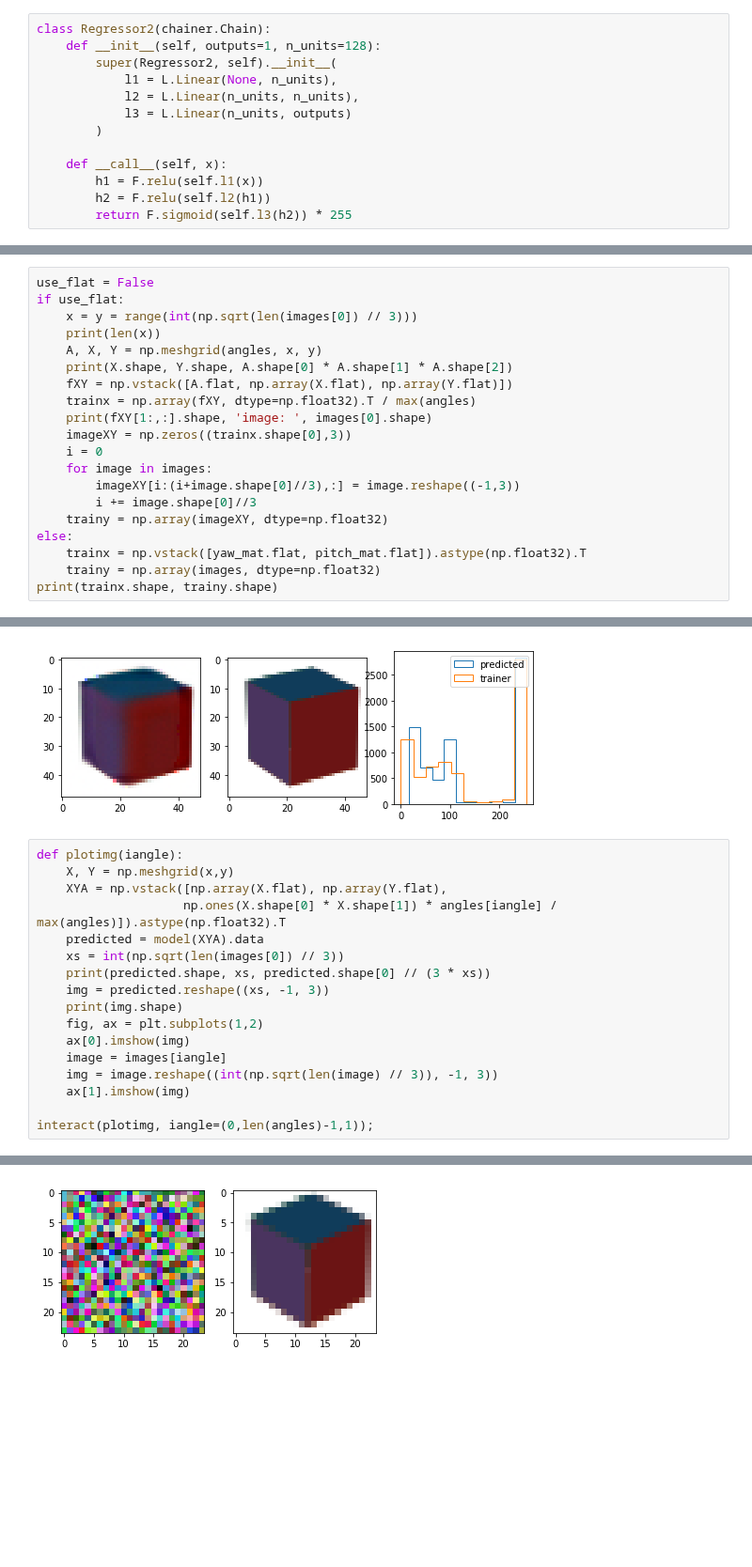
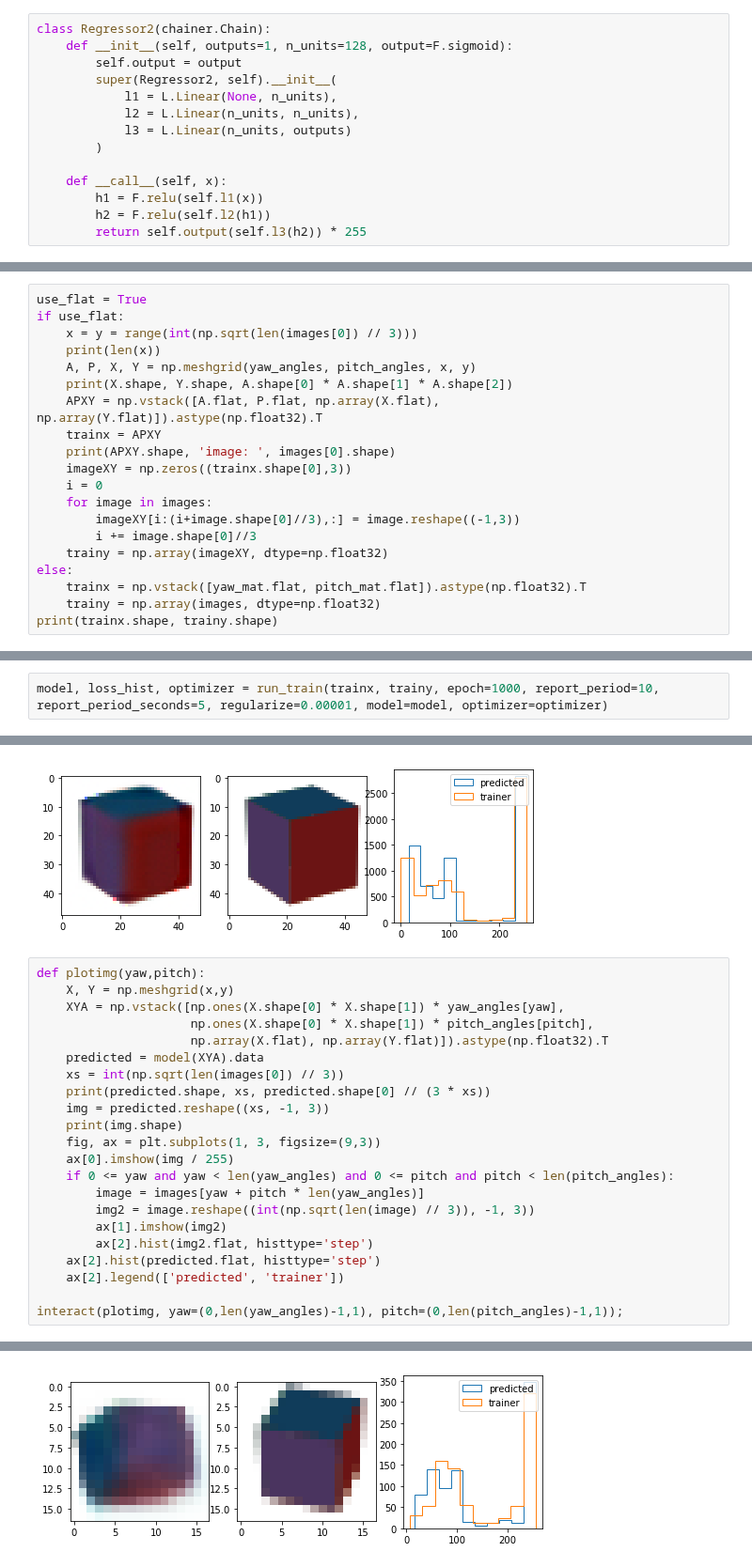
Before and after one commit to msakuta/notebooks, a Jupyter notebook: ChainerImage3D.ipynb, the cells around one changed output, grey strips where cells are left out. Shown at 94% size. Cells and saved outputs as stored; diff of their text form; blank space fills up the shorter version.

Commit message:
Add another method to render 3D cube with NN to ChainerImage3D

```diff
--- a/ChainerImage3D.ipynb
+++ b/ChainerImage3D.ipynb
@@ -86,7 +86,8 @@ class Regressor(chainer.Chain):
         return h2
 # %%
 class Regressor2(chainer.Chain):
-    def __init__(self, outputs=1, n_units=128):
+    def __init__(self, outputs=1, n_units=128, output=F.sigmoid):
+        self.output = output
         super(Regressor2, self).__init__(
             l1 = L.Linear(None, n_units),
             l2 = L.Linear(n_units, n_units),
@@ -96,7 +97,7 @@ class Regressor2(chainer.Chain):
     def __call__(self, x):
         h1 = F.relu(self.l1(x))
         h2 = F.relu(self.l2(h1))
-        return F.sigmoid(self.l3(h2)) * 255
+        return self.output(self.l3(h2)) * 255
 # %%
 class CNNRegressor2(chainer.Chain):
     def __init__(self, outputs=1, n_units=128):
@@ -142,15 +146,15 @@ def run_train(trainx, trainy, epoch=10000, report_period=100, report_period_seco
 
     return model, loss_hist, optimizer
 # %%
-use_flat = False
+use_flat = True
 if use_flat:
     x = y = range(int(np.sqrt(len(images[0]) // 3)))
     print(len(x))
-    A, X, Y = np.meshgrid(angles, x, y)
+    A, P, X, Y = np.meshgrid(yaw_angles, pitch_angles, x, y)
     print(X.shape, Y.shape, A.shape[0] * A.shape[1] * A.shape[2])
-    fXY = np.vstack([A.flat, np.array(X.flat), np.array(Y.flat)])
-    trainx = np.array(fXY, dtype=np.float32).T / max(angles)
-    print(fXY[1:,:].shape, 'image: ', images[0].shape)
+    APXY = np.vstack([A.flat, P.flat, np.array(X.flat), np.array(Y.flat)]).astype(np.float32).T
+    trainx = APXY
+    print(APXY.shape, 'image: ', images[0].shape)
     imageXY = np.zeros((trainx.shape[0],3))
     i = 0
     for image in images:
@@ -185,0 +193,2 @@ model, loss_hist, optimizer = run_train(trainx, trainy, epoch=1000, report_perio
+# %%
+model, loss_hist, optimizer = run_train(trainx, trainy, epoch=1000, report_period=10, report_period_seconds=5, regularize=0.00001, model=model, optimizer=optimizer)
@@ -211,20 +255,25 @@ interact(plotimg, yaw=(-10,len(yaw_angles)+10,1), pitch=(-10,len(pitch_angles)+1
 (1, 6912) 5.31971e-05 255.0
 [figure]
 # %%
-def plotimg(iangle):
+def plotimg(yaw,pitch):
     X, Y = np.meshgrid(x,y)
-    XYA = np.vstack([np.array(X.flat), np.array(Y.flat),
-                    np.ones(X.shape[0] * X.shape[1]) * angles[iangle] / max(angles)]).astype(np.float32).T
+    XYA = np.vstack([np.ones(X.shape[0] * X.shape[1]) * yaw_angles[yaw],
+                     np.ones(X.shape[0] * X.shape[1]) * pitch_angles[pitch],
+                     np.array(X.flat), np.array(Y.flat)]).astype(np.float32).T
     predicted = model(XYA).data
     xs = int(np.sqrt(len(images[0]) // 3))
     print(predicted.shape, xs, predicted.shape[0] // (3 * xs))
     img = predicted.reshape((xs, -1, 3))
     print(img.shape)
-    fig, ax = plt.subplots(1,2)
-    ax[0].imshow(img)
-    image = images[iangle]
-    img = image.reshape((int(np.sqrt(len(image) // 3)), -1, 3))
-    ax[1].imshow(img)
+    fig, ax = plt.subplots(1, 3, figsize=(9,3))
+    ax[0].imshow(img / 255)
+    if 0 <= yaw and yaw < len(yaw_angles) and 0 <= pitch and pitch < len(pitch_angles):
+        image = images[yaw + pitch * len(yaw_angles)]
+        img2 = image.reshape((int(np.sqrt(len(image) // 3)), -1, 3))
+        ax[1].imshow(img2)
+        ax[2].hist(img2.flat, histtype='step')
+    ax[2].hist(predicted.flat, histtype='step')
+    ax[2].legend(['predicted', 'trainer'])
 
-interact(plotimg, iangle=(0,len(angles)-1,1));
+interact(plotimg, yaw=(0,len(yaw_angles)-1,1), pitch=(0,len(pitch_angles)-1,1));
 # %% [output]
@@ -240 +282 @@ interact(plotimg, iangle=(0,len(angles)-1,1));
-[figure, old version]
+[figure, new version]
```
Also changed, not shown: parts of 9 cells of this notebook.
